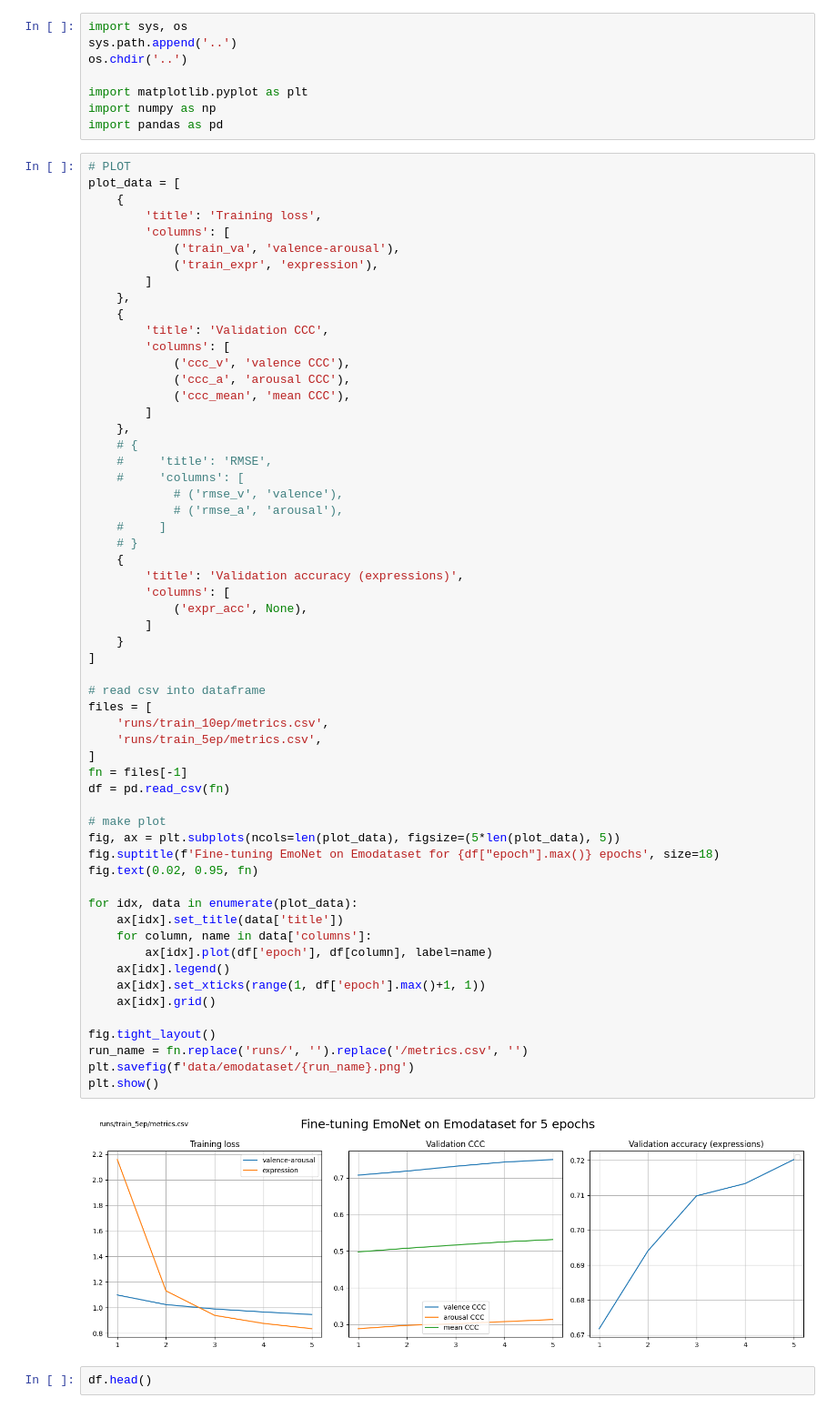
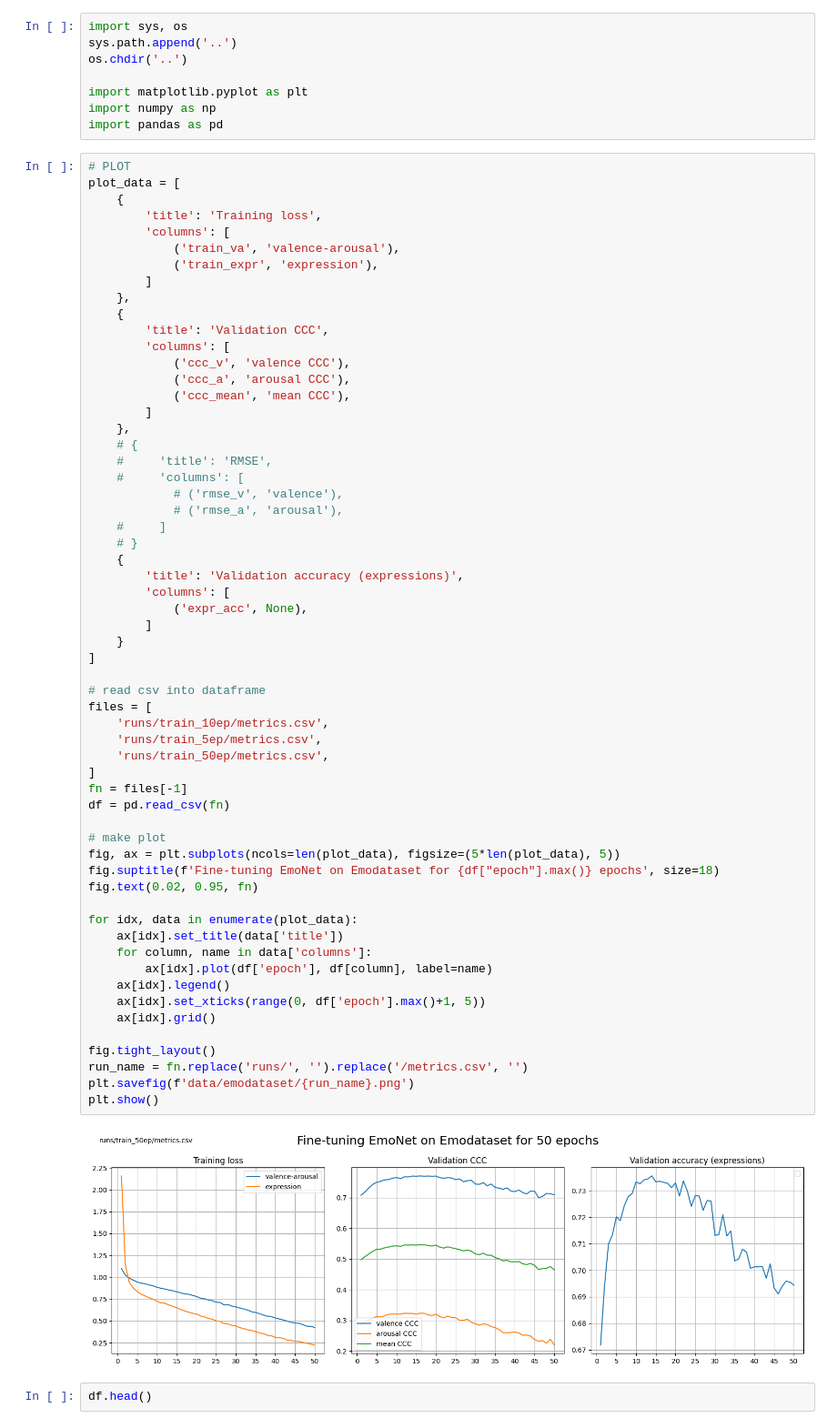
Before and after one commit to MattThePerson/emonet-fine-tuning, a Jupyter notebook: notebooks/GRAPH_finetune_metrics.ipynb, the cells around one changed output. Shown at 91% size. Cells and saved outputs as stored; diff of their text form.

```diff
--- a/notebooks/GRAPH_finetune_metrics.ipynb
+++ b/notebooks/GRAPH_finetune_metrics.ipynb
@@ -37,34 +37,35 @@ plot_data = [
             ('expr_acc', None),
         ]
     }
 ]
 
 # read csv into dataframe
 files = [
     'runs/train_10ep/metrics.csv',
     'runs/train_5ep/metrics.csv',
+    'runs/train_50ep/metrics.csv',
 ]
 fn = files[-1]
 df = pd.read_csv(fn)
 
 # make plot
 fig, ax = plt.subplots(ncols=len(plot_data), figsize=(5*len(plot_data), 5))
 fig.suptitle(f'Fine-tuning EmoNet on Emodataset for {df["epoch"].max()} epochs', size=18)
 fig.text(0.02, 0.95, fn)
 
 for idx, data in enumerate(plot_data):
     ax[idx].set_title(data['title'])
     for column, name in data['columns']:
         ax[idx].plot(df['epoch'], df[column], label=name)
     ax[idx].legend()
-    ax[idx].set_xticks(range(1, df['epoch'].max()+1, 1))
+    ax[idx].set_xticks(range(0, df['epoch'].max()+1, 5))
     ax[idx].grid()
 
 fig.tight_layout()
 run_name = fn.replace('runs/', '').replace('/metrics.csv', '')
 plt.savefig(f'data/emodataset/{run_name}.png')
 plt.show()
 # %% [output]
-[figure, old version]
+[figure, new version]
 # %%
 df.head()
```
Also changed, not shown: 17 other files.
